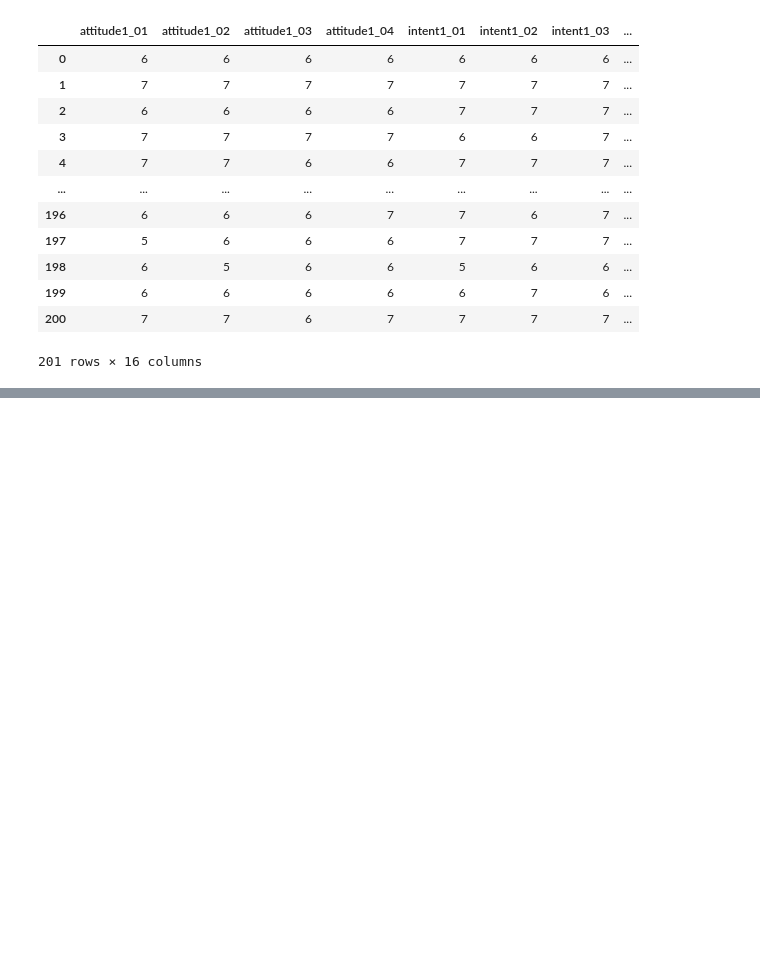
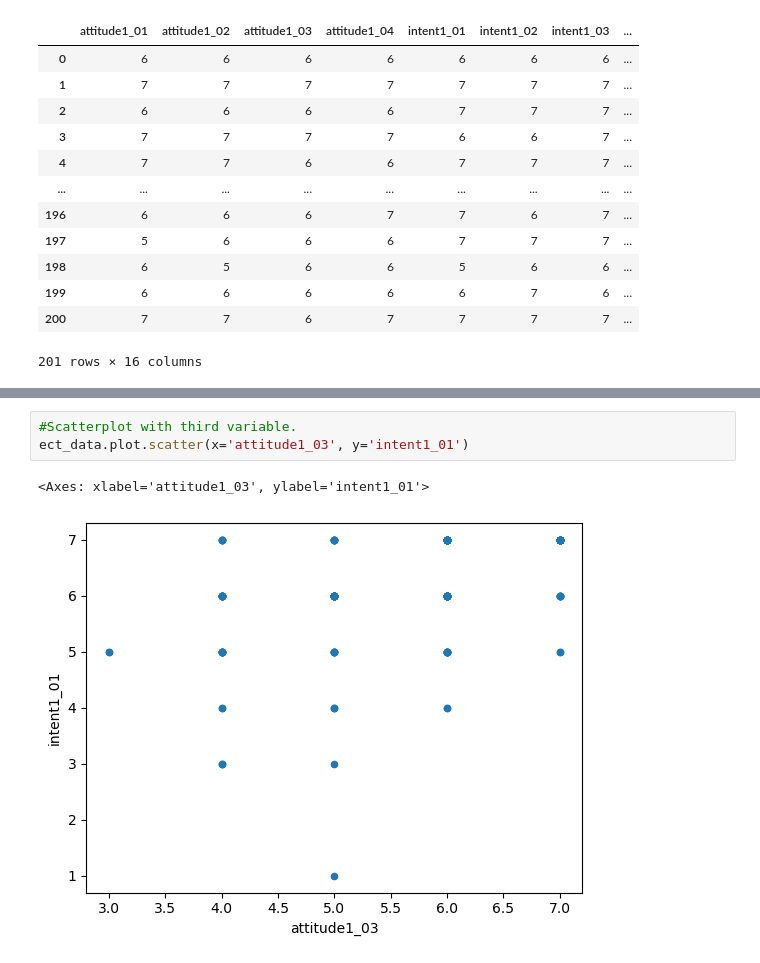
Before and after one commit to TheUltimateFishstick/week9labs, a Jupyter notebook: 09_Independent_Lab_Morgan.ipynb, the cells around one changed output, grey strips where cells are left out. Saved outputs shown, nothing was run; the diff lists cells and outputs as text; blank space fills up the shorter version.

```diff
--- a/09_Independent_Lab_Morgan.ipynb
+++ b/09_Independent_Lab_Morgan.ipynb
@@ -43,0 +67,6 @@ ect_data
+# %%
+#Scatterplot with third variable.
+ect_data.plot.scatter(x='attitude1_03', y='intent1_01')
+# %% [output]
+<Axes: xlabel='attitude1_03', ylabel='intent1_01'>
+[figure, added]
```
Also changed, not shown: parts of 13 cells of this notebook, 3 other files.
